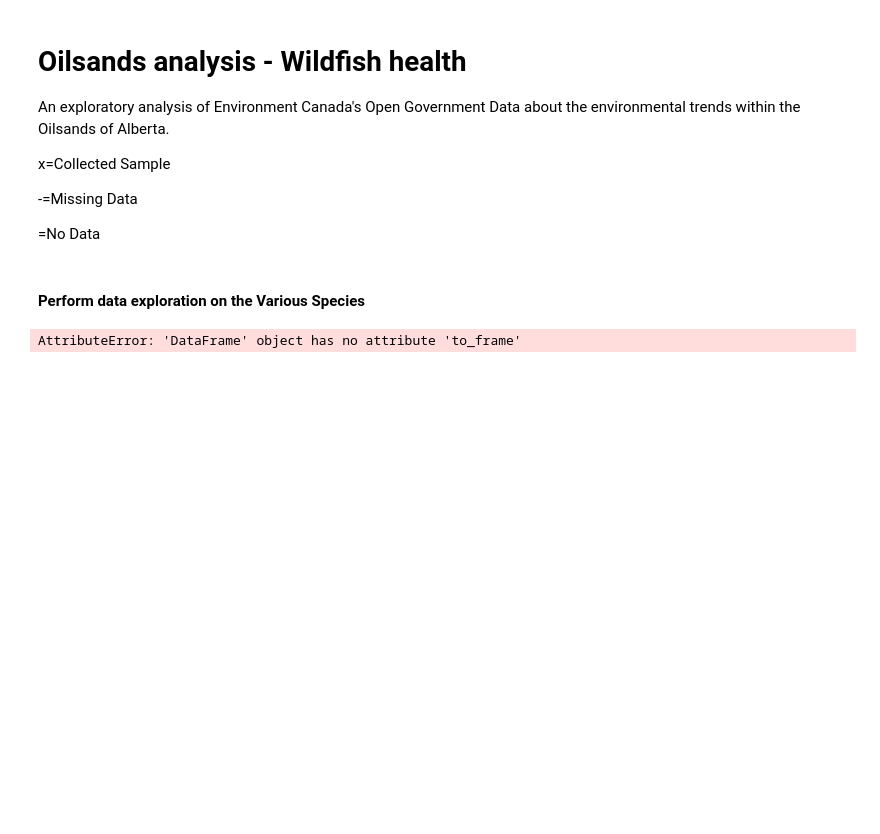
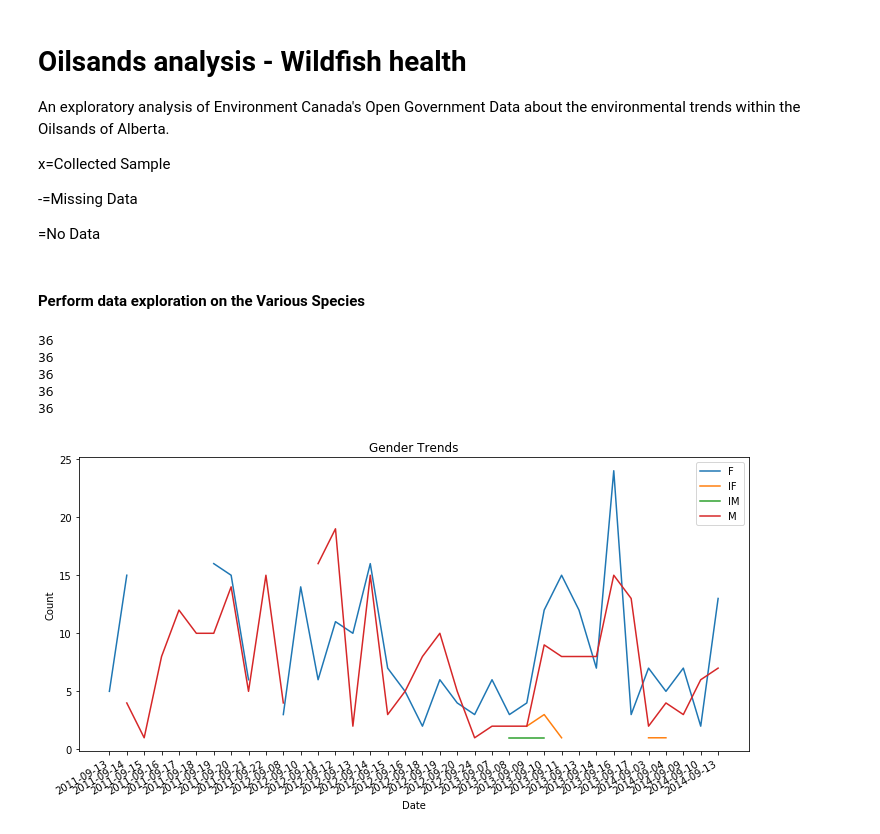
Before and after one commit to Christopher-Wang/OpenGovernment, a Jupyter notebook: OilSands-WildFish_Health.ipynb, the cells around one changed output. Drawn from its saved outputs; the diff is of its cells as text; code cells hidden in the pictures; blank space fills up the shorter version.

Commit message:
Complete a small visualization for gender trends

```diff
--- a/OilSands-WildFish_Health.ipynb
+++ b/OilSands-WildFish_Health.ipynb
@@ -20,15 +21,41 @@ paths = os.listdir(data_dir)
 # %% [markdown]
 #### Perform data exploration  on the Various Species
 # %%
-FishHealth = pd.read_csv(data_dir + paths[-3])
+FishHealth = pd.read_csv(data_dir + paths[4])
 FishHealth.index = np.arange(len(FishHealth))
 # %%
+#Clean Sex data
 sex = FishHealth.groupby(['Date (yyyy-mm-dd)', 'Sex (M=Male; F=Female; I=Indeterminate; IM=Immature Male; IF=Immature Female)']).count()
 sex = sex['Species']
 sex = sex.to_frame()
 sex = sex.reset_index()
 sex['Sex'] = sex['Sex (M=Male; F=Female; I=Indeterminate; IM=Immature Male; IF=Immature Female)']
-sex = sex.groupby(['Sex'])
-sex.head()
+sex['Date'] = sex['Date (yyyy-mm-dd)']
+#sex['Date'] = pd.to_datetime(sex['Date'])
+sex['Date'] = sex['Date'].sort_values()
+sex['Count'] = sex['Species']
+sex = sex.drop(['Sex (M=Male; F=Female; I=Indeterminate; IM=Immature Male; IF=Immature Female)' , 'Date (yyyy-mm-dd)', 'Species'], axis=1)
-# %% [output]
-AttributeError: 'DataFrame' object has no attribute 'to_frame'
+# %%
+plt.rcParams['figure.figsize'] = [12, 6]
+fig, ax = plt.subplots(nrows = 1, ncols = 1)
+
+dates = sex['Date'].unique()
+print(len(dates))
+for key, grp in sex.groupby(['Sex']):
+    grp = pd.DataFrame(dates, columns=['Date']).merge(grp, how='left',on='Date')
+    print(len(grp))
+    ax.plot(grp['Date'], grp['Count'], label=key)
+
+fig.autofmt_xdate()
+ax.set_title('Gender Trends')
+ax.set_xlabel('Date')
+ax.set_ylabel('Count')
+plt.legend(loc='best')
+plt.show()
+# %% [output]
+36
+36
+36
+36
+36
+[figure, added]
```
Also changed, not shown: parts of 2 cells of this notebook.
